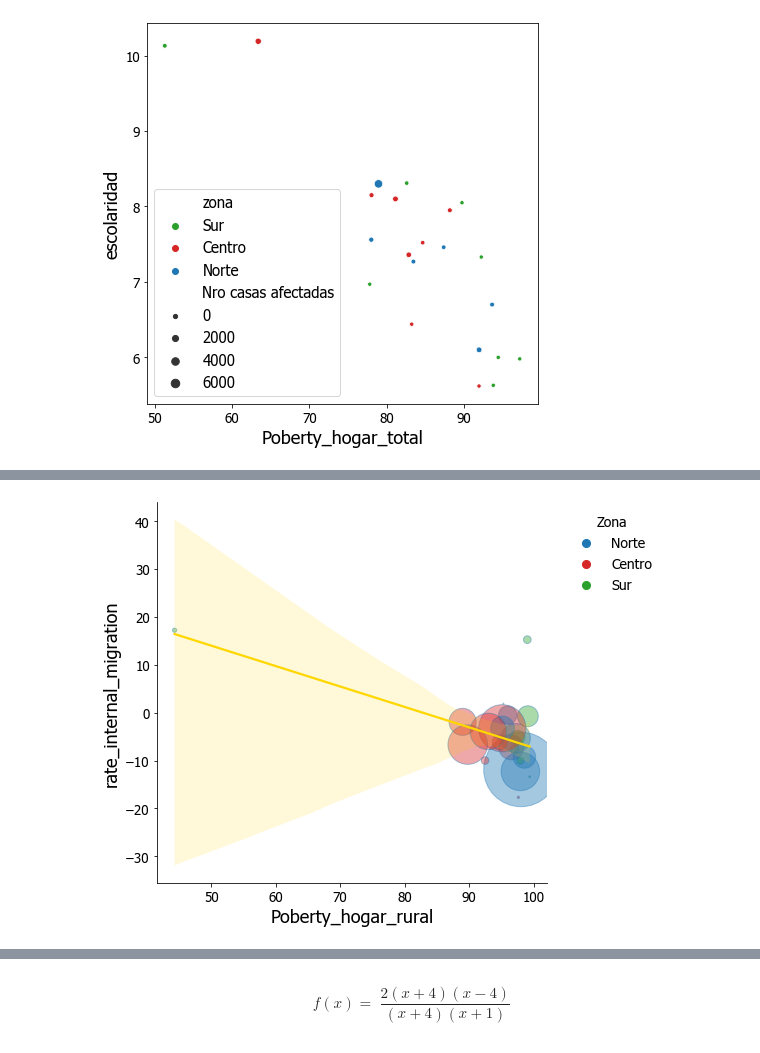
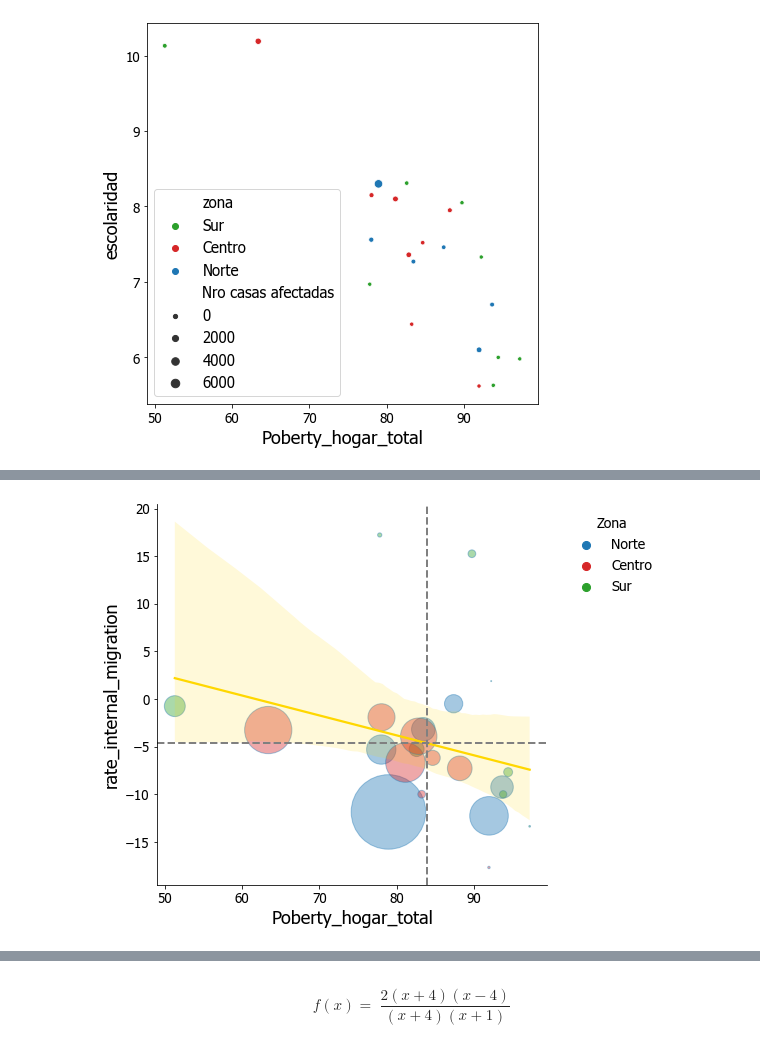
Before and after one commit to aamaguay/Preparing-Eathquake-Ec, a Jupyter notebook: Notebooks/Processing and Metrics.ipynb, the cells around one changed output, grey strips where cells are left out. Saved outputs shown, nothing was run; the diff lists cells and outputs as text; code cells hidden in the pictures.

```diff
--- a/Notebooks/Processing and Metrics.ipynb
+++ b/Notebooks/Processing and Metrics.ipynb
@@ -553,4 +594,20 @@ distance_dict={
 final_df_canton= pd.merge(final_df_canton,pd.DataFrame(distance_dict),how='inner',on='index')
+# %%
+# merge con nueva data
+final_df_canton= pd.merge(final_df_canton , pob.rename(columns={'canton': 'index', 'ano2016':'poblacion2016'})[['index','poblacion2016']],how='inner',on='index')
+# %%
+# Add pib value
+final_df_canton = pd.merge(final_df_canton,
+         pd.read_excel("../Data/Cuentas_Cantonales.xlsx",sheet_name=1).rename(columns={'CANTON': 'index',
+                                                                          'ECONOMÍA TOTAL': 'pib'})[['index','pib']],
+         on=['index'],how='left')
+# %%
+final_df_canton.loc[(final_df_canton.pib<= np.percentile(final_df_canton.pib, 25)), 'quartile']= 'first quartile'
+final_df_canton.loc[( (final_df_canton.pib> np.percentile(final_df_canton.pib, 25)) &
+                    (final_df_canton.pib<= np.percentile(final_df_canton.pib, 50)) ), 'quartile']= 'second quartile'
+final_df_canton.loc[( (final_df_canton.pib> np.percentile(final_df_canton.pib, 50)) &
+                    (final_df_canton.pib<= np.percentile(final_df_canton.pib, 75)) ), 'quartile']= 'third quartile'
+final_df_canton.loc[(final_df_canton.pib> np.percentile(final_df_canton.pib, 75)) , 'quartile']= 'more third quartile'
 # %% [markdown]
 ## Correlation Matrix
 # %%
@@ -653,3 +710,16 @@ plt.legend(fontsize=15)
 plt.show()
 # %% [output]
 [figure]
+# %%
+plt.rcParams ['font.family'] = 'Tahoma'
+
+sns.lmplot(x='Poberty_hogar_total', y='escolaridad',data= final_df_canton, hue='quartile', fit_reg=True,
+          height=7.5 , aspect=0.7, order=1,
+          palette=
+                dict({'first quartile':'tab:green',
+                  'second quartile':'tab:red',
+                  'third quartile': 'tab:blue',
+                     'more third quartile': 'tab:orange'}))
+plt.axvline( final_df_canton.Poberty_hogar_total.mean() ,c='grey', lw=2,linestyle ='--',linewidth=15)
+plt.axhline( final_df_canton.escolaridad.mean() ,c='grey', lw=2,linestyle ='--',linewidth=15)
+plt.show()
@@ -875,24 +1163,26 @@ plt.show()
 # %%
 plt.figure(figsize=(7,7))
 
-sns.regplot(data= final_df_canton, y='rate_internal_migration', x='Poberty_hogar_rural', marker='o',
+sns.regplot(data= final_df_canton, y='rate_internal_migration', x='Poberty_hogar_total', marker='o',
     scatter_kws={'s': final_df_canton['Nro casas afectadas'], 'facecolors':final_df_canton['color_zona'], 'alpha': 0.4 },
     line_kws={"color": "gold"},order=1)
 
 sns.despine(top=True, right=True, left=False, bottom=False)
 gll = plt.scatter([],[], s=65, marker='o', color='tab:blue')
 gl = plt.scatter([],[], s=65, marker='o', color='tab:red')
 ga = plt.scatter([],[], s=65, marker='o', color='tab:green')
 
 legend_x = 1.3
 legend_y = 1
 
 cl= ['tab:blue','tab:red','tab:green']
 lab= ['Norte','Centro', 'Sur']
 
 plt.legend((gll,gl,ga),('Norte', 'Centro', 'Sur'), scatterpoints=1,loc='best',ncol=1,
        fontsize=14, title="Zona", title_fontsize= 14,frameon=False,bbox_to_anchor=(legend_x, legend_y))
 
+plt.axvline( final_df_canton.Poberty_hogar_total.mean() ,c='grey', lw=2,linestyle ='--',linewidth=15)
+plt.axhline( final_df_canton.rate_internal_migration.mean() ,c='grey', lw=2,linestyle ='--',linewidth=15)
 plt.show()
 # %% [output]
-[figure, old version]
+[figure, new version]
```
Also changed, not shown: parts of 36 cells of this notebook, 5 other files.
